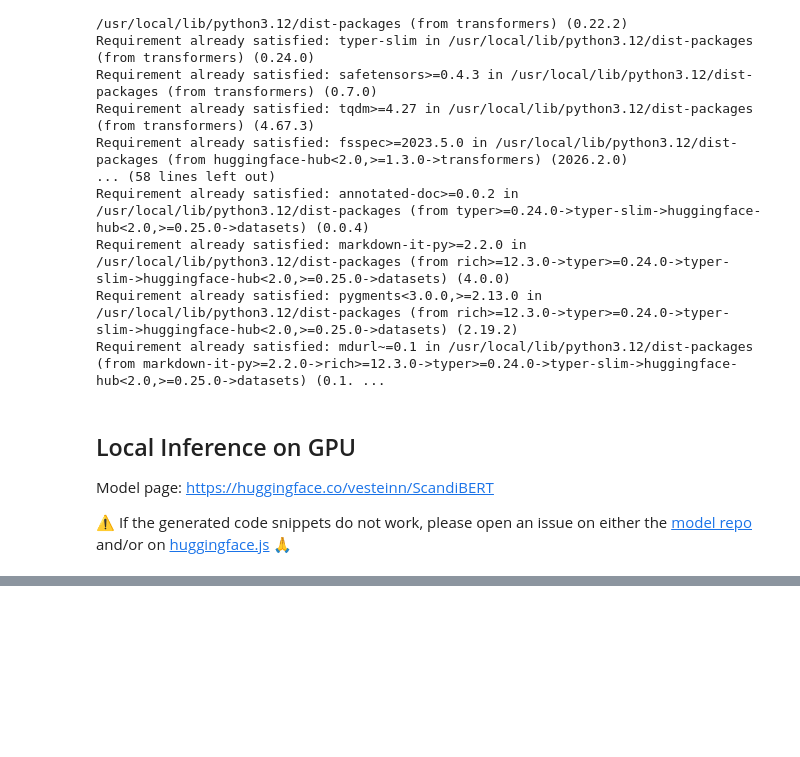
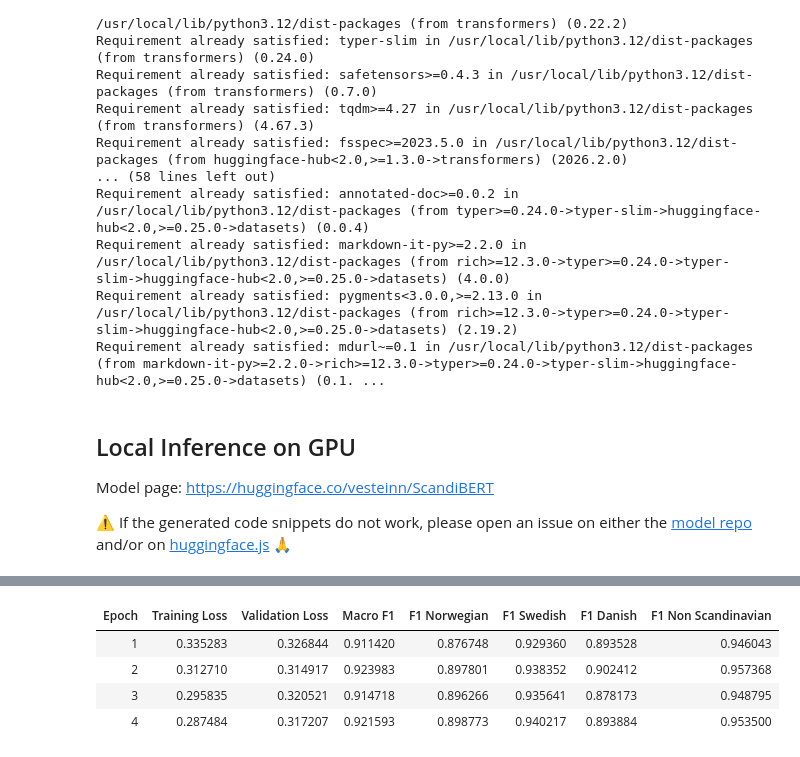
Before and after one commit to ianro04/ScandiProb, a Jupyter notebook: scandiprob.ipynb, the cells around one changed output, grey strips where cells are left out. Saved outputs shown, nothing was run; the diff lists cells and outputs as text; code cells hidden in the pictures; blank space fills up the shorter version.

```diff
--- a/scandiprob.ipynb
+++ b/scandiprob.ipynb
@@ -59,8 +59,8 @@ model_path = snapshot_download(
 
 tokenizer = XLMRobertaTokenizer.from_pretrained(model_path)
 
-SENTENCES_PER_CLASS = 5400 # +20 handwritten multi-class/lang sentences across all_scandi_sent and da_no_cross_sent
-assert 2000 <= SENTENCES_PER_CLASS <= 10000, "SENTENCES_PER_CLASS is outside reasonable range!"
+SENTENCES_PER_CLASS = 6000 # +24 handwritten multi-class/lang sentences across all_scandi_sent and da_no_cross_sent
+assert 2000 <= SENTENCES_PER_CLASS <= 20000, "SENTENCES_PER_CLASS is outside reasonable range!"
 
 model = AutoModelForSequenceClassification.from_pretrained(
     model_name,
@@ -162,7 +162,7 @@ Non-Scandinavian: 0.5054
 from datasets import Dataset, concatenate_datasets, Sequence, Value, Features
 from sklearn.model_selection import train_test_split
 
-def smoothed_values(target_labels, labels_list=labels, SMOOTH_VAL=0.1):
+def smoothed_values(target_labels, labels_list=labels, SMOOTH_VAL=0.15):
     if isinstance(target_labels, str):
         target_labels = [target_labels] # Accepts either a lang string or a lang list
     assert all(t in labels_list for t in target_labels), "Invalid target label(s)."
@@ -206,10 +206,10 @@ for cfg, code in nonscandi_configs:
     nonscandi_eval.extend(get_opus_sentences(cfg, code, NUM_EVAL_SENTENCES, "validation"))
 
 # Very tiny makeshift corpus of sentences valid in multiple languages to avoid overconfidence in one lang.
-all_scandi_sent = ["En dag i livet", "Vi har en bil.", "Han har en god plan.", "Herregud!", "Studenten ser en musiker.",
-                   "En normal person i en varm taxi kan se en film.", "Han har en bror i USA.", "De kan se gruppen.", "Min mormor eller min farmor?", "Solen går snart ned."]
-da_no_cross_sent = ["Det kan jeg ikke.", "Dette er en fugl.", "Han spiste brødet.", "Hvem er du?", "Tyskland er et land.",
-                    "Middagen er klar!", "Hun spiste et varmt måltid klokken 16.", "Dette er en norsk bygning.", "Er du sikker på det?", "Turen var for lang."]
+all_scandi_sent = ["En dag i livet", "Vi har en bil.", "Han har en god plan.", "Herregud!", "Studenten ser en musiker.", "I går var det fint.",
+                   "En normal person i en varm taxi kan se en film.", "Han har en bror i USA.", "De kan se gruppen.", "Min mormor eller min farmor?", "Solen går snart ned.", "Det var en kanin."]
+da_no_cross_sent = ["Det kan jeg ikke.", "Dette er en fugl.", "Han spiste brødet.", "Hvem er du?", "Tyskland er et land.", "København er ikke en stor by.",
+                    "Middagen er klar!", "Hun spiste et varmt måltid klokken 16.", "Dette er en norsk bygning.", "Er du sikker på det?", "Turen var for lang.", "Vi ses i morgen."]
 all_scandi_labels = [smoothed_values(["Norwegian", "Swedish", "Danish"])] * len(all_scandi_sent)
 da_no_cross_labels = [smoothed_values(["Norwegian", "Danish"])] * len(da_no_cross_sent)
 
@@ -278,6 +278,11 @@ Downloading af from af-en...
 # %%
+import re
 import numpy as np
+from transformers import TrainingArguments, Trainer, DataCollatorWithPadding
 from sklearn.metrics import f1_score
+
+data_collator = DataCollatorWithPadding(tokenizer=tokenizer)
+
 def compute_metrics(eval_training, labels_list=labels): # Report each class' performance for trainng
     logits, soft_labels = eval_training
     probs = 1 / (1 + np.exp(-logits)) # Manual sigmoid
@@ -292,5 +297,69 @@ def compute_metrics(eval_training, labels_list=labels): # Report each class' per
         result[f"f1_{name.lower().replace('-', '_')}"] = f1
     return result
 
-print(tokenizer.tokenize("Dette er tomt."))
+print("Phase 1: Freezing ScandiBERT \"tail\" for training...")
+for param in model.roberta.parameters():
+    param.requires_grad = False
+
+training_args_phase1 = TrainingArguments(
+    output_dir="./scandiprob_phase1",
+    learning_rate=1e-3,                # Fast!
+    per_device_train_batch_size=8,
+    num_train_epochs=2,
+    weight_decay=0.01,
+    fp16=False,
+    report_to="none",
+    dataloader_pin_memory=False,
+    logging_steps=sent_based_int(0.1),
+    eval_strategy="epoch"
+)
+
+trainer_phase1 = Trainer(
+    model=model,
+    args=training_args_phase1,
+    train_dataset=train_dataset,
+    eval_dataset=eval_dataset,
+    data_collator=data_collator,
+    compute_metrics=compute_metrics
+)
+
+print("Starting Phase 1 Training...")
+trainer_phase1.train()
+
+
+print("\nPhase 2: Unfreezing for full fine-tuning...")
+for param in model.roberta.parameters():
+    param.requires_grad = True
+
+training_args_phase2 = TrainingArguments(
+    output_dir="./scandiprob_phase2",
+    learning_rate=2e-5,                      # = 0.00002, "standard"
+    per_device_train_batch_size=8,
+    num_train_epochs=4,
+    weight_decay=0.01,
+    warmup_steps=sent_based_int(0.25),
+    fp16=True,
+    report_to="none",
+    dataloader_pin_memory=False,
+    logging_steps=sent_based_int(0.1),
+    eval_strategy="epoch",
+    save_strategy="epoch",
+    load_best_model_at_end=True,
+    metric_for_best_model="macro_f1",
+    greater_is_better=True
+)
+
+trainer_phase2 = Trainer(
+    model=model,
+    args=training_args_phase2,
+    train_dataset=train_dataset,
+    eval_dataset=eval_dataset,
+    data_collator=data_collator,
+    compute_metrics=compute_metrics
+)
+
+print("Starting Phase 2 Training...")
+trainer_phase2.train()
+trainer_phase2.save_model("./scandiprob_full")
+print("Training complete and model saved!")
 # %% [output]
@@ -297,0 +375,5 @@ print(tokenizer.tokenize("Dette er tomt."))
+| Epoch | Training Loss | Validation Loss | Macro F1 | F1 Norwegian | F1 Swedish | F1 Danish | F1 Non Scandinavian |
+| 1 | 0.335283 | 0.326844 | 0.911420 | 0.876748 | 0.929360 | 0.893528 | 0.946043 |
+| 2 | 0.312710 | 0.314917 | 0.923983 | 0.897801 | 0.938352 | 0.902412 | 0.957368 |
+| 3 | 0.295835 | 0.320521 | 0.914718 | 0.896266 | 0.935641 | 0.878173 | 0.948795 |
+| 4 | 0.287484 | 0.317207 | 0.921593 | 0.898773 | 0.940217 | 0.893884 | 0.953500 |
```
Also changed, not shown: parts of 8 cells of this notebook.
